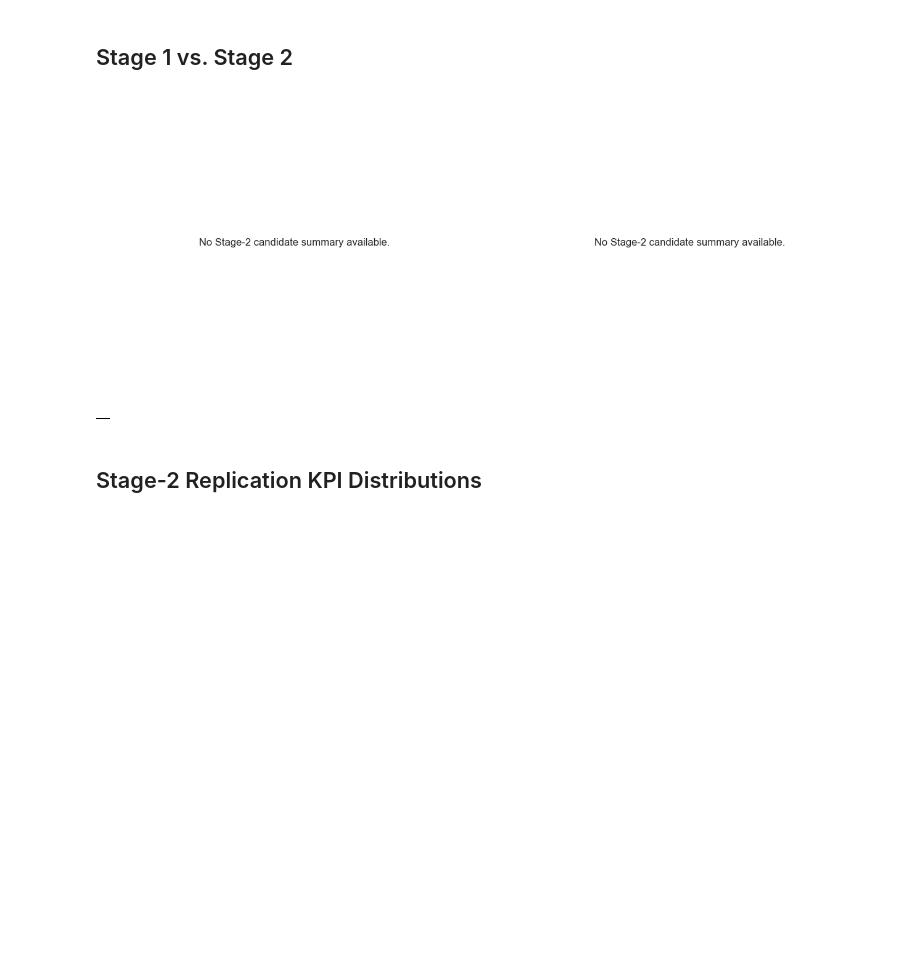
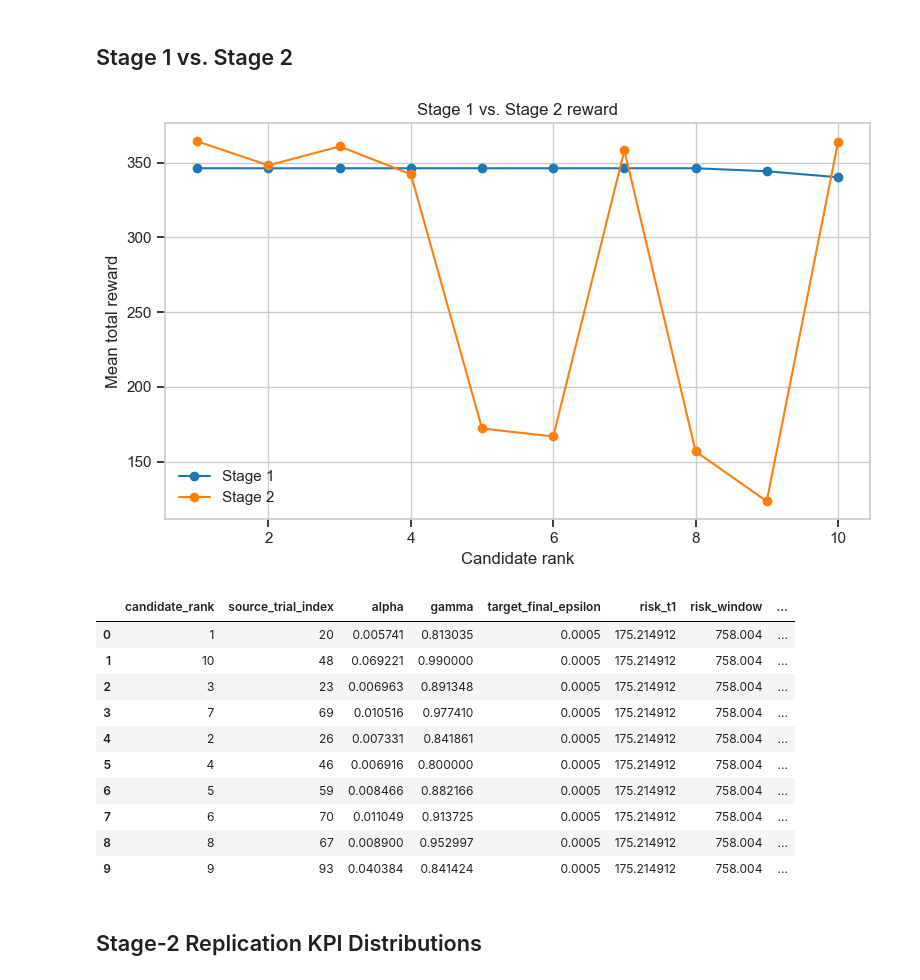
Before and after one commit to Dmfefnf/BA-Simulation-Optimization, a Jupyter notebook: RL/rl_hyperparameter_tuning_analysis.ipynb, the cells around one changed output. Saved outputs shown, nothing was run; the diff lists cells and outputs as text; code cells hidden in the pictures; blank space fills up the shorter version.

```diff
--- a/RL/rl_hyperparameter_tuning_analysis.ipynb
+++ b/RL/rl_hyperparameter_tuning_analysis.ipynb
@@ -18,14 +19,19 @@ sns.set_context("notebook")
 pd.set_option("display.max_columns", 100)
 # %%
 USE_HPC = True
-TUNING_ROOT = Path("rl_tuning_hpc50x100") if USE_HPC else Path("rl_tuning_laptop")
+TUNING_ROOT = Path("rl_tuning_hpc_gamma_high") if USE_HPC else Path("rl_tuning_hpc_100")
 STAGE1_DIR = TUNING_ROOT / "stage1"
 STAGE2_DIR = TUNING_ROOT / "stage2"
 TOP_N = 5
 try:
     from rl_tuning_common import PARAMETER_NAMES as PROJECT_PARAMETER_NAMES
 except Exception:
-    PROJECT_PARAMETER_NAMES = ["alpha", "gamma", "epsilon_decay", "epsilon_min", "risk_t1", "risk_window"]
+    PROJECT_PARAMETER_NAMES = ["alpha",
+                               "gamma",
+                               "epsilon_decay",
+                               "epsilon_min",
+                               "risk_t1",
+                               "risk_window"]
 PARAMETER_NAMES = list(PROJECT_PARAMETER_NAMES)
 # %% [markdown]
 ## Helpers
@@ -217,24 +314,37 @@ No Stage-1 trials available.
 # %% [markdown]
 ## Stage 1 vs. Stage 2
 # %%
-fig, axes = plt.subplots(1,2,figsize=(13,5))
+fig, ax = plt.subplots(figsize=(8,5))
 if stage2_candidates.empty:
-    for ax in axes: empty_plot_message(ax, "No Stage-2 candidate summary available.")
+    empty_plot_message(ax, "No Stage-2 candidate summary available.")
 else:
     data = stage2_candidates.copy().sort_values("candidate_rank") if "candidate_rank" in stage2_candidates.columns else stage2_candidates.copy()
     x = data["candidate_rank"] if "candidate_rank" in data.columns else np.arange(1, len(data)+1)
-    for ax, stage1_col, stage2_col, title, ylabel in [
-        (axes[0], "stage1_total_reward_mean", "total_reward_mean", "Stage 1 vs. Stage 2 reward", "Mean total reward"),
-        (axes[1], "stage1_objective_mean", "objective_mean", "Stage 1 vs. Stage 2 objective", "Objective mean")]:
-        plotted=False
-        if stage1_col in data.columns and data[stage1_col].notna().any(): ax.plot(x, data[stage1_col], marker="o", label="Stage 1"); plotted=True
-        if stage2_col in data.columns and data[stage2_col].notna().any(): ax.plot(x, data[stage2_col], marker="o", label="Stage 2"); plotted=True
-        if plotted: ax.set_title(title); ax.set_xlabel("Candidate rank"); ax.set_ylabel(ylabel); ax.legend()
-        else: empty_plot_message(ax, f"No {ylabel.lower()} comparison available.")
+    plotted=False
+    if "stage1_total_reward_mean" in data.columns and data["stage1_total_reward_mean"].notna().any():
+        ax.plot(x, data["stage1_total_reward_mean"], marker="o", label="Stage 1");
+        plotted=True
+    if "total_reward_mean" in data.columns and data["total_reward_mean"].notna().any():
+        ax.plot(x, data["total_reward_mean"], marker="o", label="Stage 2");
+        plotted=True
+    if plotted:
+        ax.set_title("Stage 1 vs. Stage 2 reward"); ax.set_xlabel("Candidate rank");
+        ax.set_ylabel("Mean total reward"); ax.legend()
+    else: empty_plot_message(ax, "No mean total reward comparison available.")
 plt.tight_layout(); plt.show(); display(stage2_candidates)
 # %% [output]
-[figure, old version]
+[figure, new version]
-|  |
+|  | candidate_rank | source_trial_index | alpha | gamma | target_final_epsilon | risk_t1 | risk_window | ... |
+| 0 | 1 | 20 | 0.005741 | 0.813035 | 0.0005 | 175.214912 | 758.004 | ... |
+| 1 | 10 | 48 | 0.069221 | 0.990000 | 0.0005 | 175.214912 | 758.004 | ... |
+| 2 | 3 | 23 | 0.006963 | 0.891348 | 0.0005 | 175.214912 | 758.004 | ... |
+| 3 | 7 | 69 | 0.010516 | 0.977410 | 0.0005 | 175.214912 | 758.004 | ... |
+| 4 | 2 | 26 | 0.007331 | 0.841861 | 0.0005 | 175.214912 | 758.004 | ... |
+| 5 | 4 | 46 | 0.006916 | 0.800000 | 0.0005 | 175.214912 | 758.004 | ... |
+| 6 | 5 | 59 | 0.008466 | 0.882166 | 0.0005 | 175.214912 | 758.004 | ... |
+| 7 | 6 | 70 | 0.011049 | 0.913725 | 0.0005 | 175.214912 | 758.004 | ... |
+| 8 | 8 | 67 | 0.008900 | 0.952997 | 0.0005 | 175.214912 | 758.004 | ... |
+| 9 | 9 | 93 | 0.040384 | 0.841424 | 0.0005 | 175.214912 | 758.004 | ... |
 # %% [markdown]
 ## Stage-2 Replication KPI Distributions
 # %%
```
Also changed, not shown: parts of 8 cells of this notebook.
